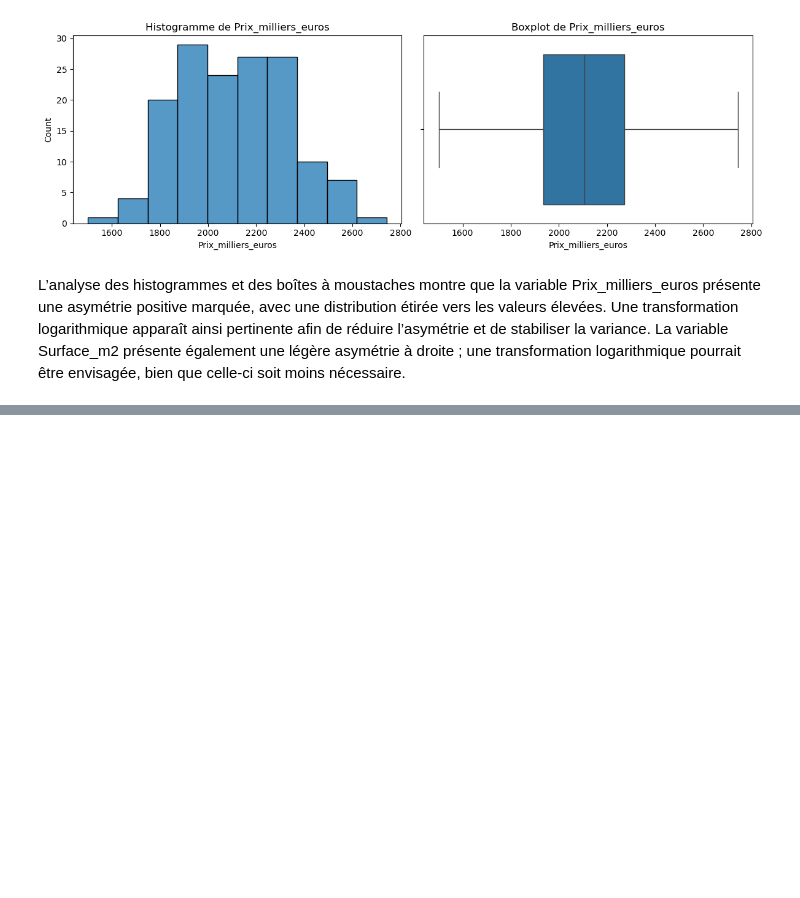
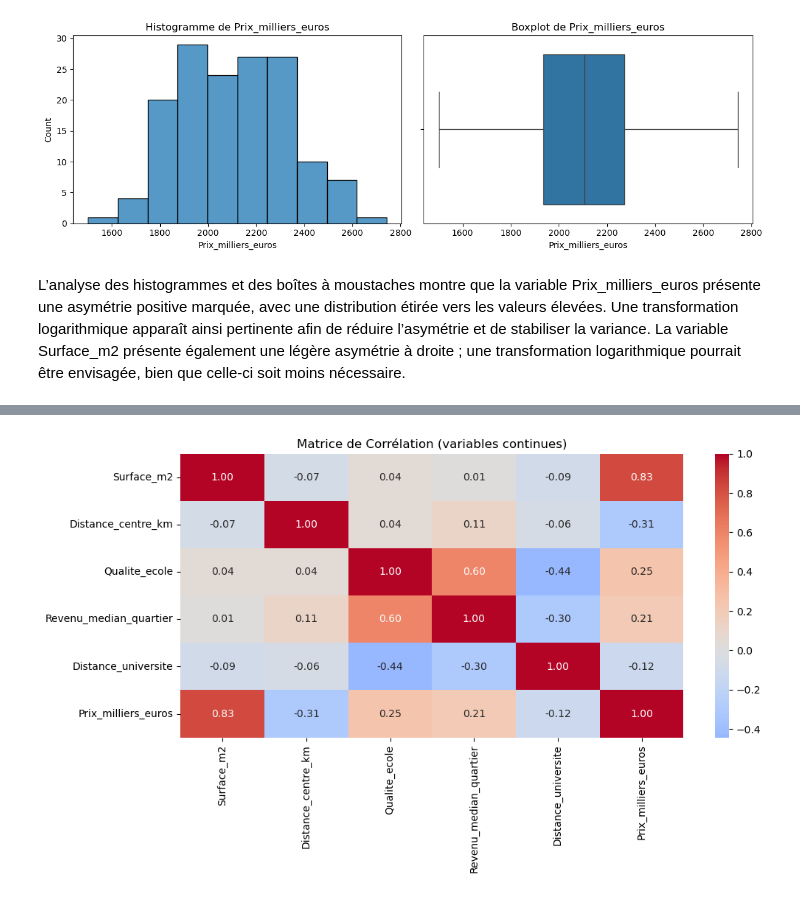
Before and after one commit to EdLac/Econometrie_appliquee_Analyse_Immobiliere, a Jupyter notebook: Econometrie.ipynb, the cells around one changed output, grey strips where cells are left out. Saved outputs shown, nothing was run; the diff lists cells and outputs as text; code cells hidden in the pictures; blank space fills up the shorter version.

```diff
--- a/Econometrie.ipynb
+++ b/Econometrie.ipynb
@@ -121,0 +133,4 @@ La variable Surface_m2 présente également une légère asymétrie à droite ;
+# %%
+df_continue = df.select_dtypes(include = 'number')
+df_continue = df_continue.drop(columns=["ID", "Chambres", "Annee_construction", "Etage", "Ascenseur", "Annee_vente"])
+df_continue
@@ -121,0 +151,3 @@ La variable Surface_m2 présente également une légère asymétrie à droite ;
+# %%
+corr_matrix =df_continue.corr()
+corr_matrix
@@ -121,0 +162,14 @@ La variable Surface_m2 présente également une légère asymétrie à droite ;
+# %%
+plt.figure(figsize=(11,5))
+
+sns.heatmap(data = corr_matrix,
+            annot=True,
+            fmt=".2f",
+            cmap="coolwarm",
+            center=0
+            )
+
+plt.title("Matrice de Corrélation (variables continues)")
+plt.show()
+# %% [output]
+[figure, added]
```
Also changed, not shown: parts of 5 cells of this notebook.
